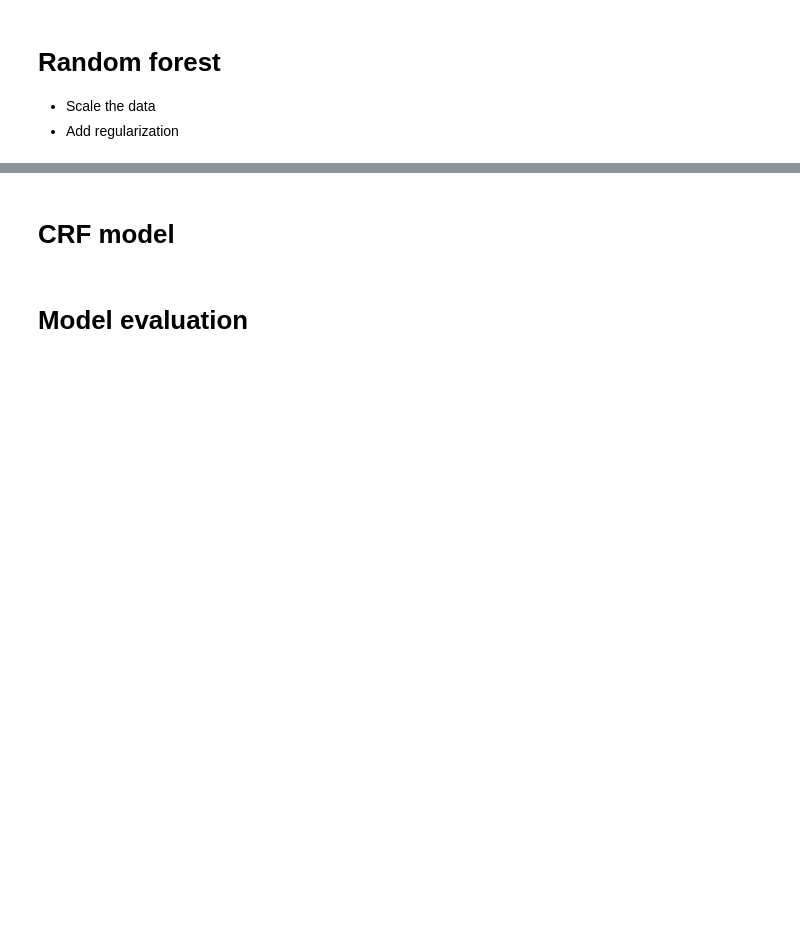
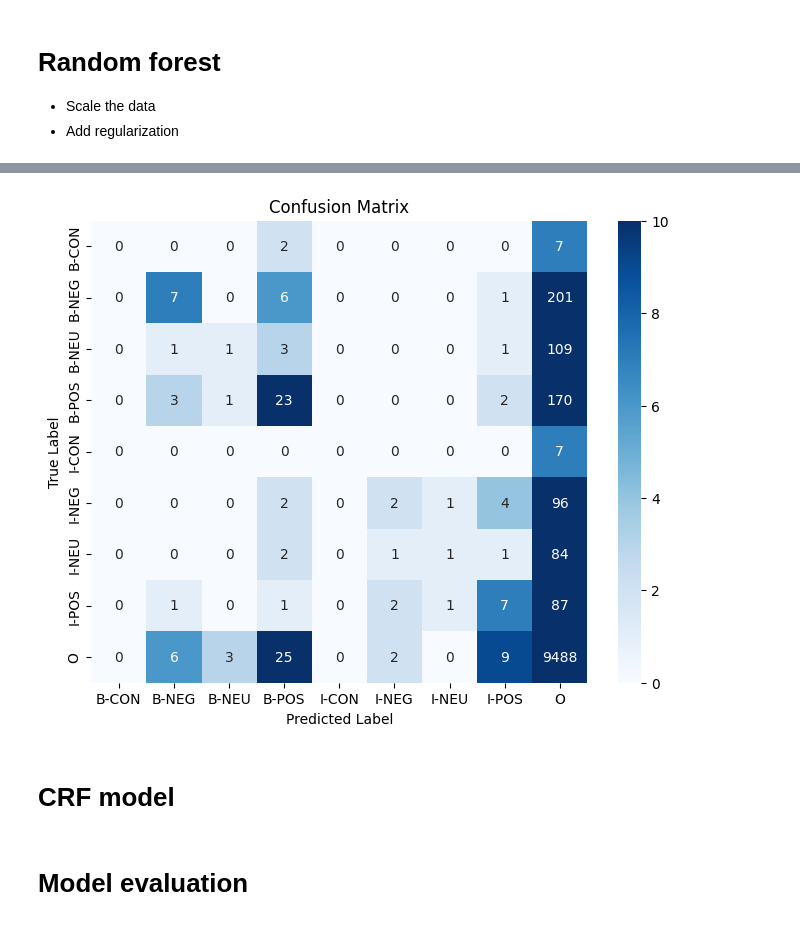
Before and after one commit to tnatvu/SentiLens, a Jupyter notebook: base_model.ipynb, the cells around one changed output, grey strips where cells are left out. Cells and saved outputs as stored; diff of their text form; code cells hidden in the pictures; blank space fills up the shorter version.

Commit message:
random forest

```diff
--- a/base_model.ipynb
+++ b/base_model.ipynb
@@ -419,0 +723,3 @@ weighted avg       0.87      0.92      0.89     51104
+# %%
+X_train_rf, y_train_rf, one_hot_encoder = data_prep_rf(X_train, y_train)
+X_test_rf, y_test_rf, _ = data_prep_rf(X_test, y_test, one_hot_encoder)
@@ -419,0 +742,10 @@ weighted avg       0.87      0.92      0.89     51104
+# %%
+# Initialize the StandardScaler
+scaler = StandardScaler()
+
+# Fit and transform the features
+X_train_rf_scaled = scaler.fit_transform(X_train_rf_resampled)
+X_test_rf_scaled = scaler.transform(X_test_rf) # Double check why we are seeing more columns in test????
+
+print(X_train_rf_scaled.shape, len(y_train_rf_resampled))
+print(X_test_rf_scaled.shape, len(y_test_rf))
@@ -419,0 +757,6 @@ weighted avg       0.87      0.92      0.89     51104
+# %%
+# Create a Random Forest classifier
+rf_classifier = RandomForestClassifier(n_estimators=50, random_state=42)
+
+# Train the model
+rf_classifier.fit(X_train_rf_scaled, y_train_rf)
@@ -419,0 +765,11 @@ weighted avg       0.87      0.92      0.89     51104
+# %%
+# Make predictions on the test set
+y_pred_rf = rf_classifier.predict(X_test_rf_scaled)
+
+# Evaluate the model
+accuracy = accuracy_score(y_test_rf, y_pred_rf)
+classification_rep = classification_report(y_test_rf, y_pred_rf)
+
+print(f"Accuracy: {accuracy}")
+print("Classification Report:")
+print(classification_rep)
@@ -420,3 +813,18 @@ weighted avg       0.87      0.92      0.89     51104
+# %%
+from sklearn.metrics import confusion_matrix
+
+# Compute confusion matrix
+conf_matrix = confusion_matrix(y_test_rf, y_pred_rf)
+
+# Plot the confusion matrix with seaborn
+plt.figure(figsize=(8, 6))
+sns.heatmap(conf_matrix, annot=True, fmt='d', cmap='Blues', xticklabels=rf_classifier.classes_, yticklabels=rf_classifier.classes_, vmax=10)
+plt.title('Confusion Matrix')
+plt.xlabel('Predicted Label')
+plt.ylabel('True Label')
+plt.show()
+# %% [output]
+[figure, added]
 # %% [markdown]
 # CRF model
 # %%
```
Also changed, not shown: parts of 65 cells of this notebook, 2 other files.
